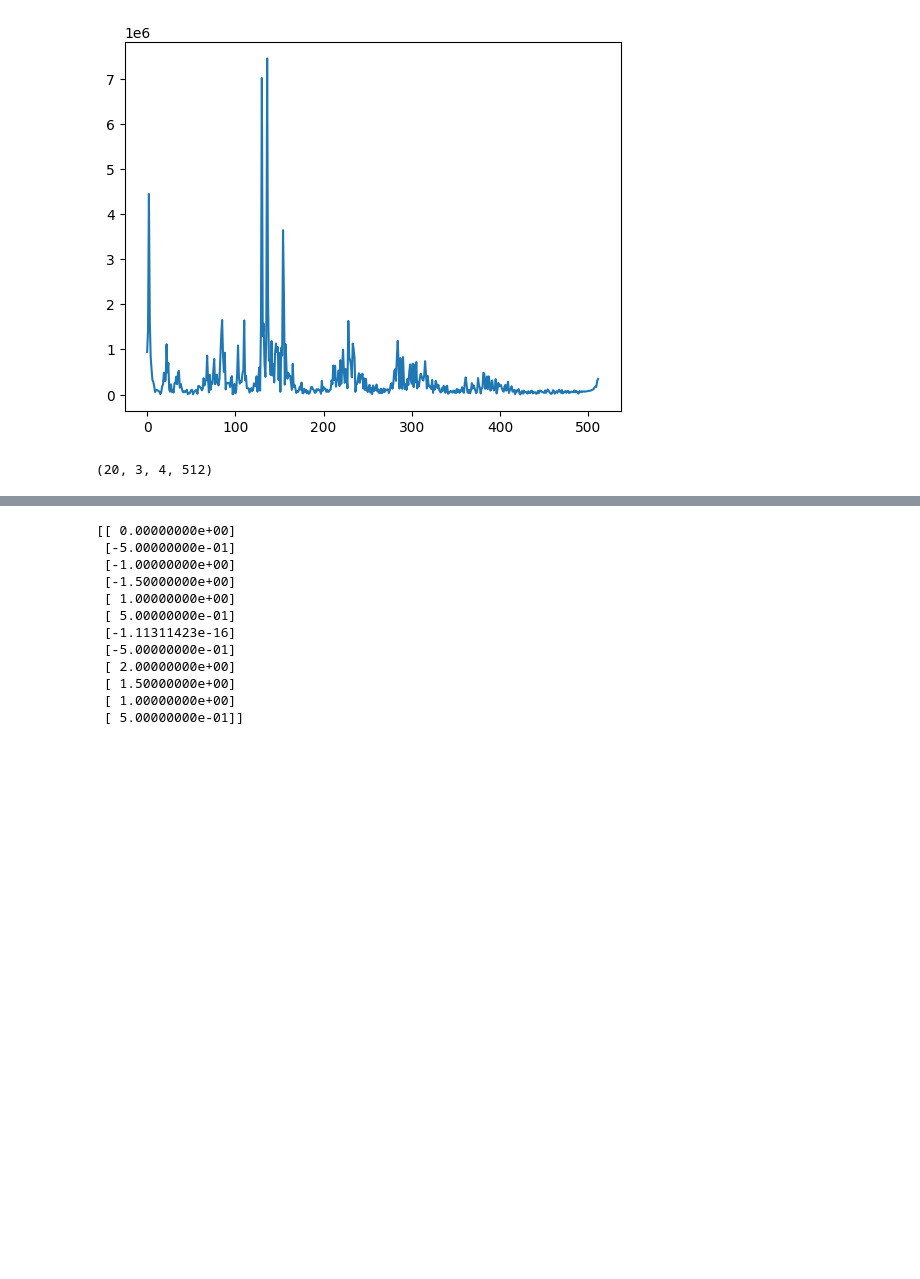
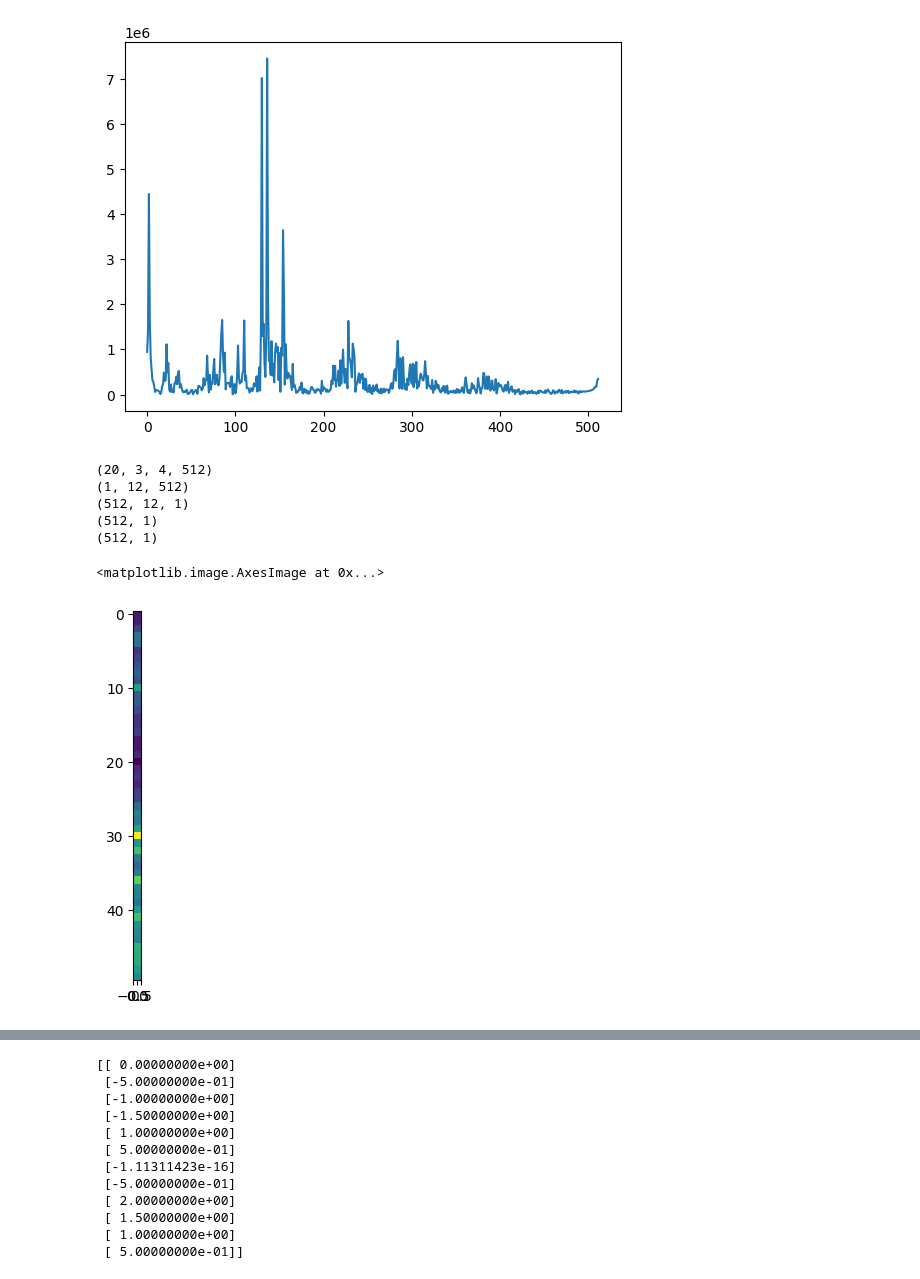
Before and after one commit to koitu/com304-radar-slam-project, a Jupyter notebook: visualize_data.ipynb, the cells around one changed output, grey strips where cells are left out. Cells and saved outputs as stored; diff of their text form; code cells hidden in the pictures; blank space fills up the shorter version.

Commit message:
doppler

```diff
--- a/visualize_data.ipynb
+++ b/visualize_data.ipynb
@@ -83,7 +71,3 @@ plt.plot(abs(np.squeeze(np.sum(rfft, axis=(0,2,1)))))
 # %% [output]
 [<matplotlib.lines.Line2D at 0x...>]
 [figure]
-# %%
-print(np.shape(raw_data))
-# %% [output]
-(20, 3, 4, 512)
@@ -89,0 +97,31 @@ print(np.shape(raw_data))
+# %%
+print(rfft.shape) # rfft (numChirpsPerFrame, numRxAntennas, numRangeBins)
+
+fft2d_in = separate_tx(rfft[0,:,:,:], 3, vx_axis=1, axis=0)
+
+print(fft2d_in.shape) # (numRangeBins, numVirtualAntennas, num_doppler_bins)
+
+fft2d_in = np.transpose(fft2d_in, axes=(2, 1, 0))
+
+print(fft2d_in.shape) # transpose to (numRangeBins, numVirtualAntennas, num_doppler_bins)
+
+fft2d_out = scipy.fft.fft(fft2d_in, axis=-1)
+aoa_input = fft2d_out
+
+fft2d_log_abs = np.log2(abs(fft2d_out))
+det_matrix = np.sum(fft2d_log_abs, axis=1)
+
+print(det_matrix.shape) # (numRangeBins, num_doppler_bins)
+
+det_matrix_vis = np.fft.fftshift(det_matrix, axes=1)
+
+print(det_matrix_vis.shape)
+plt.imshow((det_matrix_vis / det_matrix_vis.max())[100:150,:])
+# %% [output]
+(20, 3, 4, 512)
+(1, 12, 512)
+(512, 12, 1)
+(512, 1)
+(512, 1)
+<matplotlib.image.AxesImage at 0x...>
+[figure, added]
```
Also changed, not shown: parts of 5 cells of this notebook.
